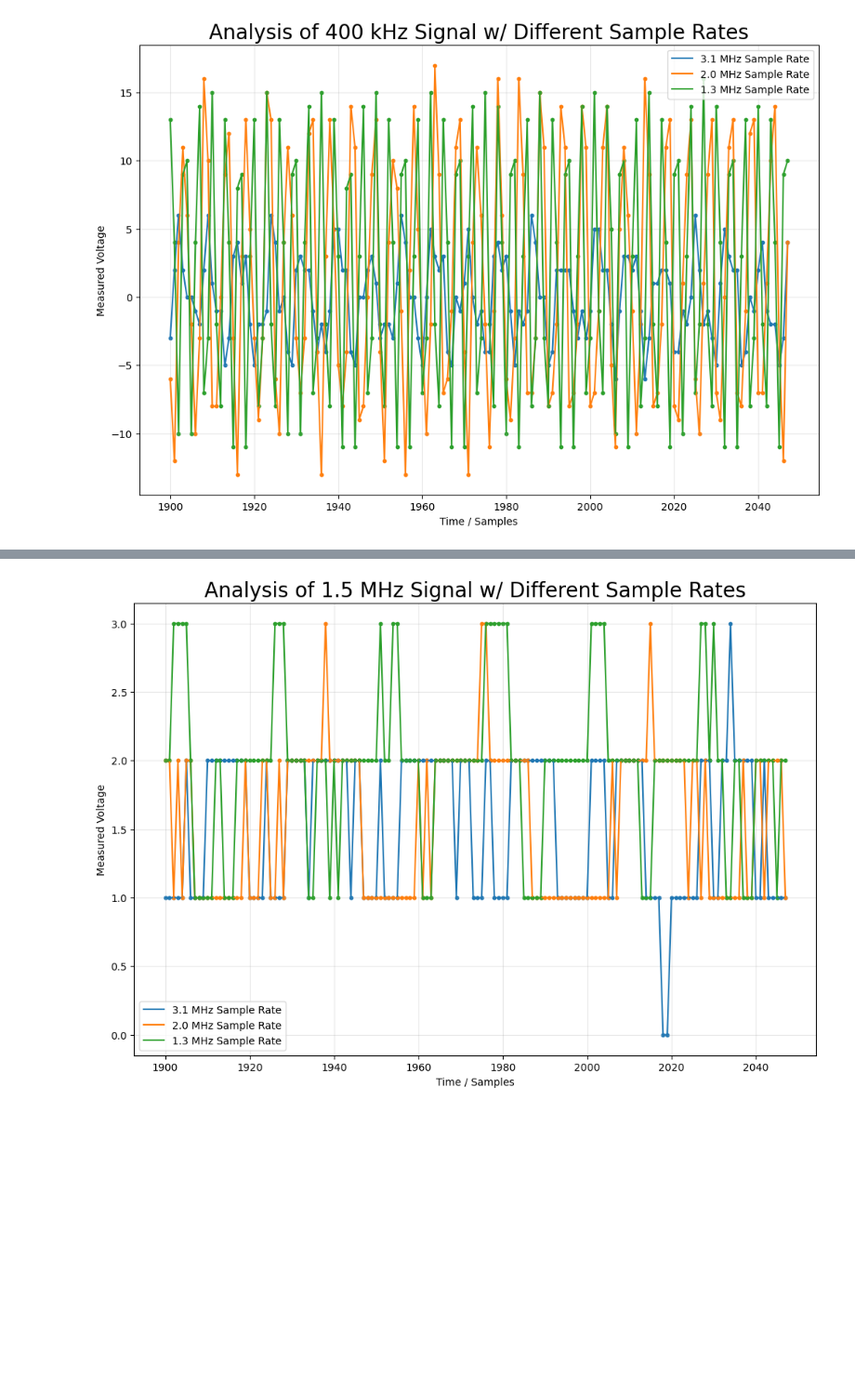
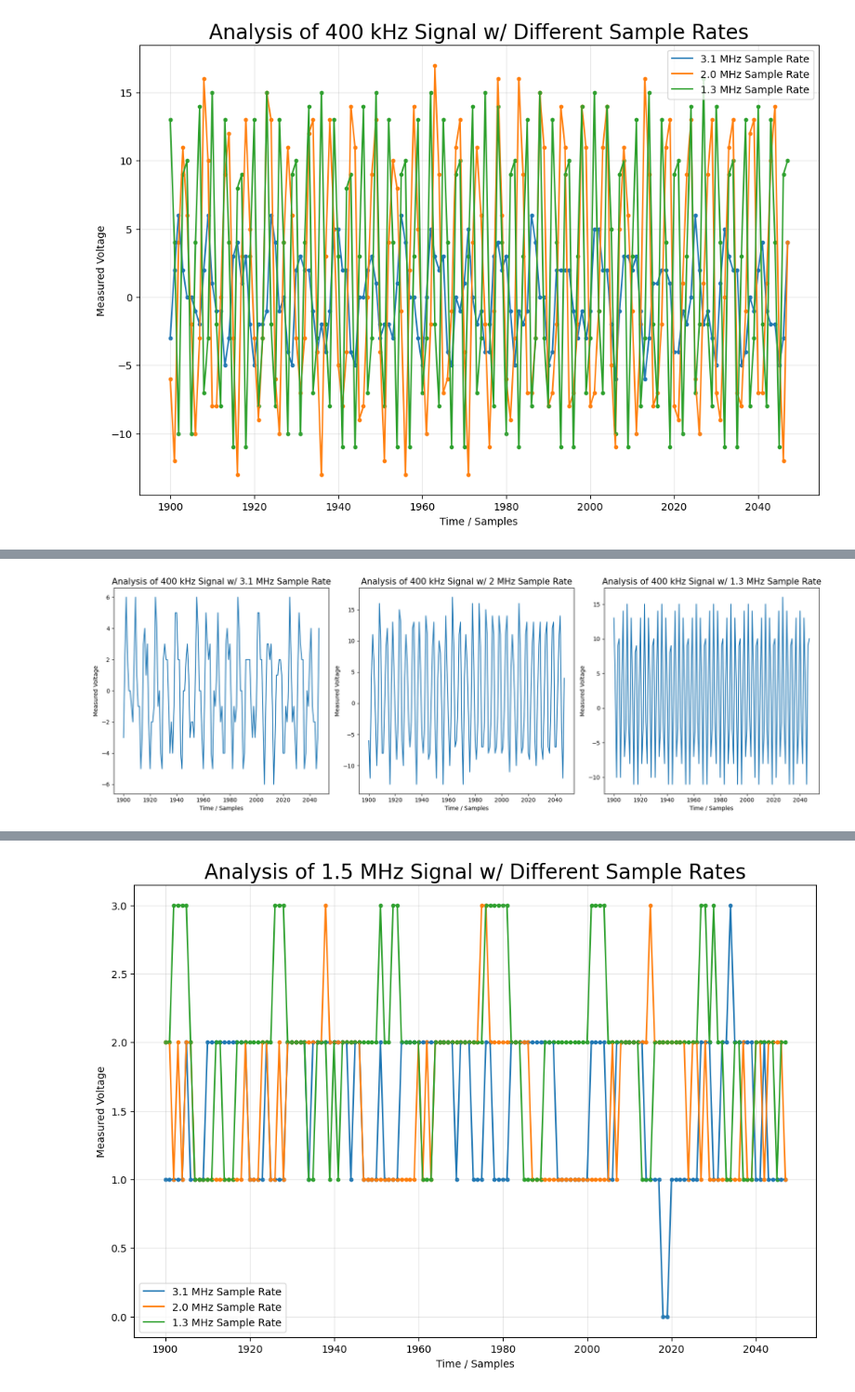
Before and after one commit to Brandon102002/ugastro, a Jupyter notebook: lab_1_analysis.ipynb, the cells around one changed output, grey strips where cells are left out. Shown at 93% size. Cells and saved outputs as stored; diff of their text form; code cells hidden in the pictures; blank space fills up the shorter version.

```diff
--- a/lab_1_analysis.ipynb
+++ b/lab_1_analysis.ipynb
@@ -110,0 +116,23 @@ plt.show()
+# %%
+# First data set
+fig, axs = plt.subplots(1, 3, figsize=(18, 6))
+
+axs[0].plot(indices, data_400khz_3100khz)
+axs[0].set_xlabel("Time / Samples")
+axs[0].set_ylabel("Measured Voltage")
+axs[0].set_title("Analysis of 400 kHz Signal w/ 3.1 MHz Sample Rate", size=15)
+
+axs[1].plot(indices, data_400khz_2000khz)
+axs[1].set_xlabel("Time / Samples")
+axs[1].set_ylabel("Measured Voltage")
+axs[1].set_title("Analysis of 400 kHz Signal w/ 2 MHz Sample Rate", size=15)
+
+axs[2].plot(indices, data_400khz_1300khz)
+axs[2].set_xlabel("Time / Samples")
+axs[2].set_ylabel("Measured Voltage")
+axs[2].set_title("Analysis of 400 kHz Signal w/ 1.3 MHz Sample Rate", size=15)
+
+plt.tight_layout()
+plt.show()
+# %% [output]
+[figure, added]
```
Also changed, not shown: parts of 20 cells of this notebook, 1 other file.
